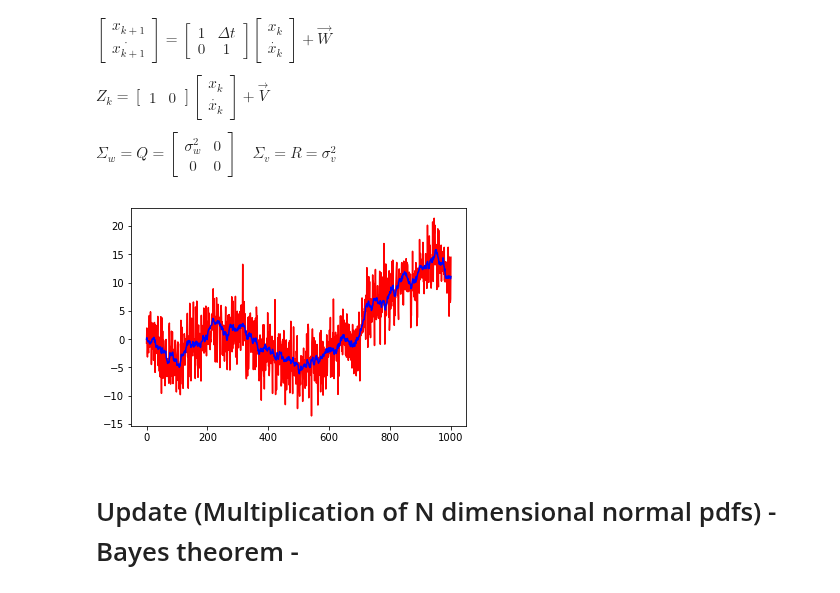
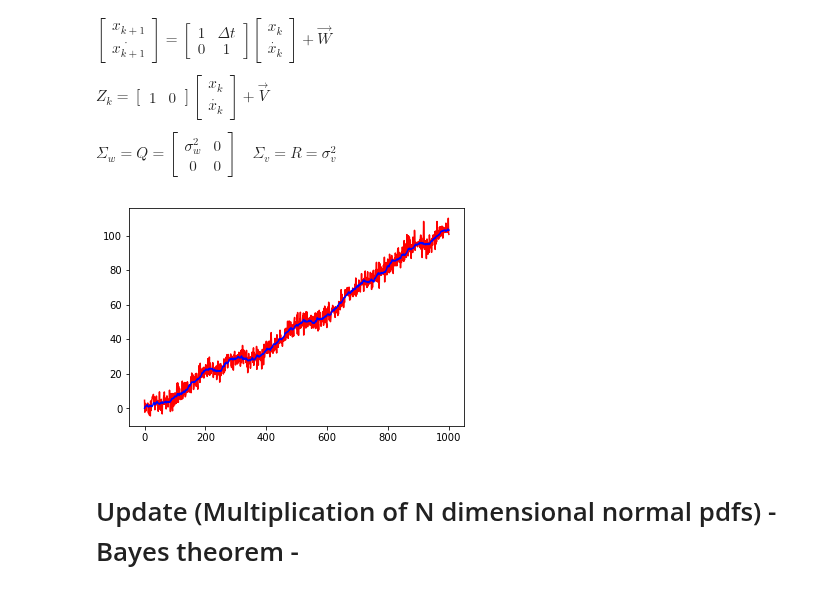
Before and after one commit to jganzabal/Kalman-as-Recursive-Bayesian-Estimation, a Jupyter notebook: 4_Two dimensional Kalman filter.ipynb, the cells around one changed output. Saved outputs shown, nothing was run; the diff lists cells and outputs as text; code cells hidden in the pictures.

```diff
--- a/4_Two dimensional Kalman filter.ipynb
+++ b/4_Two dimensional Kalman filter.ipynb
@@ -46,25 +46,25 @@ $\Sigma_w = Q = \begin{bmatrix}\sigma_w^2 & 0 \\ 0 & 0 \end{bmatrix} \quad
 \Sigma_v = R = \sigma_v^2 $
 # %%
 starting_position = 0
-starting_velocity = 0.01
+starting_velocity = 0.1
 X_o = np.matrix([[starting_position],[starting_velocity]])
 var_w = 0.1
 sigma_w = np.matrix([[var_w,0],[0,0]])
 var_v = 10
 sigma_v = np.matrix([[var_v]])
 F = np.matrix([[1,1],[0,1]])
 H = np.matrix([1,0])
 
 steps = 1000
 measurements, ground_truths = generate_sample(X_o, sigma_w ,sigma_v , H, F, steps = steps)
 real_positions = np.array(ground_truths).reshape(-1,2)[:,0]
 real_speed = np.array(ground_truths).reshape(-1,2)[:,1]
 measurements = np.array(measurements).flatten()
 plt.plot(range(len(measurements)),measurements, color='r')
 plt.plot(range(len(measurements)),real_positions, color='b')
 plt.show()
 # %% [output]
-[figure, old version]
+[figure, new version]
 # %% [markdown]
 # Update (Multiplication of N dimensional normal pdfs) - Bayes theorem -
 # %% [markdown]
```
Also changed, not shown: parts of 2 cells of this notebook, 4 other files.
